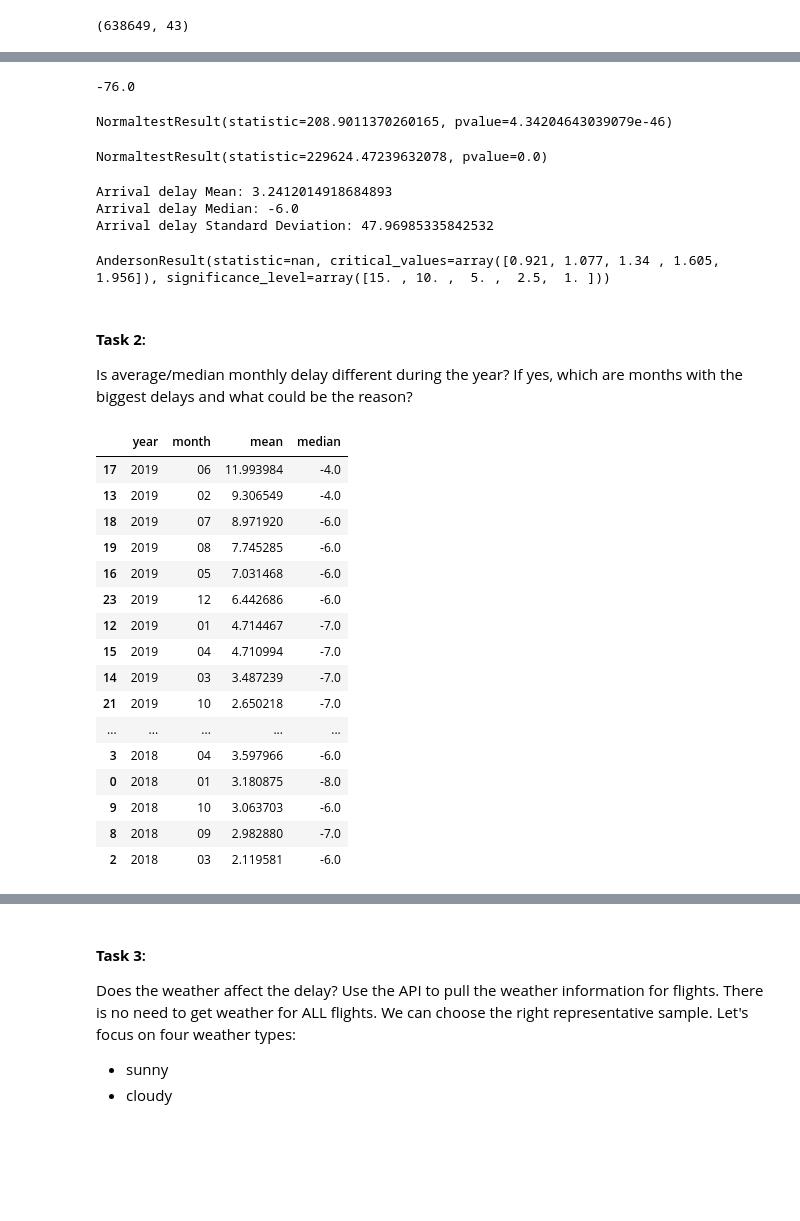
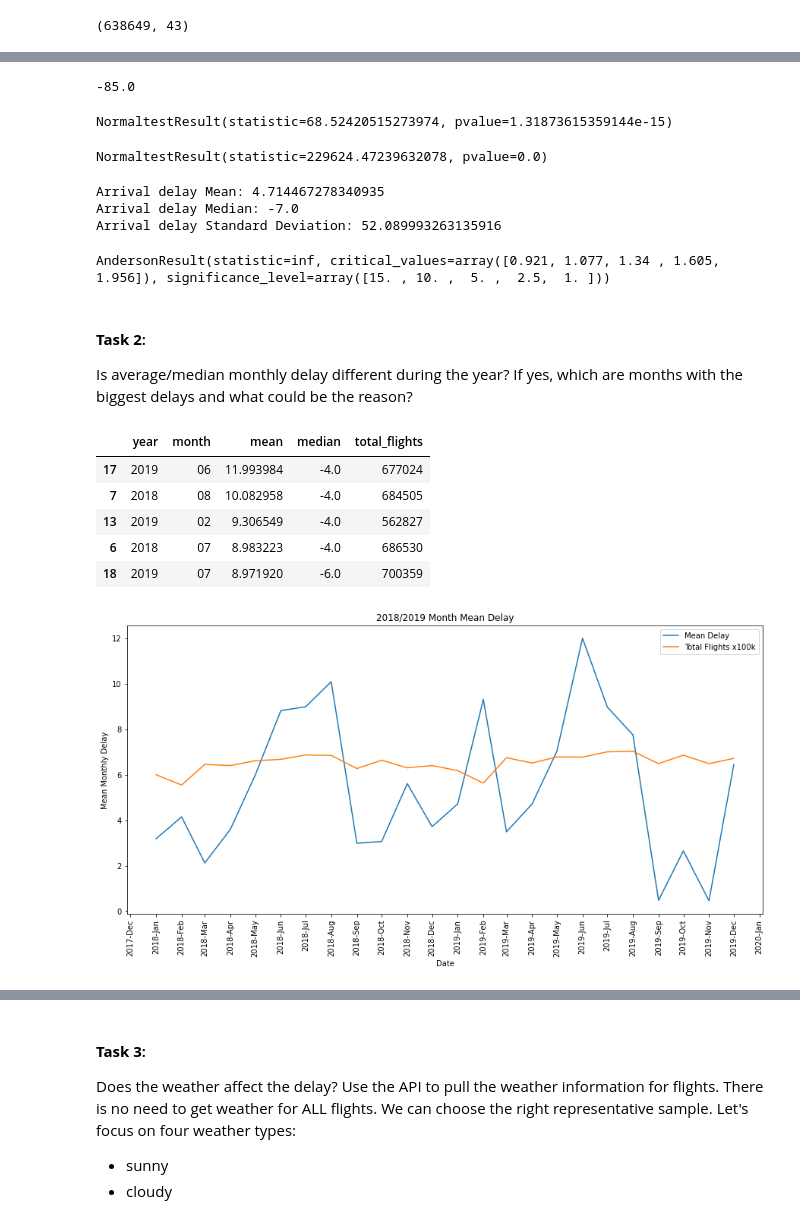
Before and after one commit to KyleKulas/Flight_Delay_Prediction, a Jupyter notebook: Kyle_eda/kyle_exploratory_analysis.ipynb, the cells around one changed output, grey strips where cells are left out. Saved outputs shown, nothing was run; the diff lists cells and outputs as text; code cells hidden in the pictures; blank space fills up the shorter version.

Commit message:
Task 3 cleaned up. Task 2 added daily delays

```diff
--- a/Kyle_eda/kyle_exploratory_analysis.ipynb
+++ b/Kyle_eda/kyle_exploratory_analysis.ipynb
@@ -160,11 +129,11 @@ value_counts.head(50)
 Name: arr_delay, dtype: int64
 # %%
-week1['arr_delay'].min()
+jan['arr_delay'].min()
 # %% [output]
--76.0
+-85.0
 # %%
-normal_test = stats.normaltest(week1['arr_delay'].sample(100), nan_policy='omit')
+normal_test = stats.normaltest(jan['arr_delay'].sample(100), nan_policy='omit')
 normal_test
 # %% [output]
-NormaltestResult(statistic=208.9011370260165, pvalue=4.34204643039079e-46)
+NormaltestResult(statistic=68.52420515273974, pvalue=1.31873615359144e-15)
 # %%
@@ -173,18 +142,18 @@ normal_test
 # %% [output]
 NormaltestResult(statistic=229624.47239632078, pvalue=0.0)
 # %%
-print(f"Arrival delay Mean: {week1['arr_delay'].mean()}")
-print(f"Arrival delay Median: {week1['arr_delay'].median()}")
-print(f"Arrival delay Standard Deviation: {week1['arr_delay'].std()}")
+print(f"Arrival delay Mean: {jan['arr_delay'].mean()}")
+print(f"Arrival delay Median: {jan['arr_delay'].median()}")
+print(f"Arrival delay Standard Deviation: {jan['arr_delay'].std()}")
 # %% [output]
-Arrival delay Mean: 3.2412014918684893
-Arrival delay Median: -6.0
-Arrival delay Standard Deviation: 47.96985335842532
+Arrival delay Mean: 4.714467278340935
+Arrival delay Median: -7.0
+Arrival delay Standard Deviation: 52.089993263135916
 # %%
-anderson_test = stats.anderson(week1['arr_delay'].sample(1000), dist='expon')
+anderson_test = stats.anderson(jan['arr_delay'].sample(1000), dist='expon')
 anderson_test
 # %% [output]
-AndersonResult(statistic=nan, critical_values=array([0.921, 1.077, 1.34 , 1.605, 1.956]), significance_level=array([15. , 10. ,  5. ,  2.5,  1. ]))
+AndersonResult(statistic=inf, critical_values=array([0.921, 1.077, 1.34 , 1.605, 1.956]), significance_level=array([15. , 10. ,  5. ,  2.5,  1. ]))
 # %% [markdown]
 #### **Task 2**:
 Is average/median monthly delay different during the year? If yes, which are months with the biggest delays and what could be the reason?
@@ -195,28 +164,35 @@ months = [f'{i:02}'for i in range(1,13)]
 monthly_stats = []
 for year in years:
     for month in months:
-        month_df = pd.read_csv(f'data/{month}_{year}_flights.csv', index_col=0)
+        month_df = pd.read_csv(f'data/{month}_{year}_flights.csv', index_col=0, low_memory=False)
         month_df.dropna(inplace=True,subset=['arr_delay'])
-        monthly_stats.append({'year': year,'month':month, 'mean': month_df['arr_delay'].mean(),'median': month_df['arr_delay'].median()})
+        monthly_stats.append({'year': year,'month':month, 'mean': month_df['arr_delay'].mean(),'median': month_df['arr_delay'].median(), 'total_flights': month_df['mkt_unique_carrier'].count()})
 
 monthly_stat_df = pd.DataFrame(monthly_stats)
 # %%
-monthly_stat_df.sort_values(['year', 'mean'], ascending=False)
+monthly_stat_df.sort_values(['mean'], ascending=False).head(5)
 # %% [output]
-|  | year | month | mean | median |
-| 17 | 2019 | 06 | 11.993984 | -4.0 |
-| 13 | 2019 | 02 | 9.306549 | -4.0 |
-| 18 | 2019 | 07 | 8.971920 | -6.0 |
-| 19 | 2019 | 08 | 7.745285 | -6.0 |
-| 16 | 2019 | 05 | 7.031468 | -6.0 |
-| 23 | 2019 | 12 | 6.442686 | -6.0 |
-| 12 | 2019 | 01 | 4.714467 | -7.0 |
-| 15 | 2019 | 04 | 4.710994 | -7.0 |
-| 14 | 2019 | 03 | 3.487239 | -7.0 |
-| 21 | 2019 | 10 | 2.650218 | -7.0 |
-| ... | ... | ... | ... | ... |
-| 3 | 2018 | 04 | 3.597966 | -6.0 |
-| 0 | 2018 | 01 | 3.180875 | -8.0 |
-| 9 | 2018 | 10 | 3.063703 | -6.0 |
-| 8 | 2018 | 09 | 2.982880 | -7.0 |
-| 2 | 2018 | 03 | 2.119581 | -6.0 |
+|  | year | month | mean | median | total_flights |
+| 17 | 2019 | 06 | 11.993984 | -4.0 | 677024 |
+| 7 | 2018 | 08 | 10.082958 | -4.0 | 684505 |
+| 13 | 2019 | 02 | 9.306549 | -4.0 | 562827 |
+| 6 | 2018 | 07 | 8.983223 | -4.0 | 686530 |
+| 18 | 2019 | 07 | 8.971920 | -6.0 | 700359 |
+# %%
+fig, ax = plt.subplots(figsize=(15,7))
+
+monthly_stat_df['datetime'] = pd.to_datetime(monthly_stat_df['year']+ ' ' + monthly_stat_df['month'],format='%Y %m')
+plt.plot(monthly_stat_df['datetime'],monthly_stat_df['mean'], label='Mean Delay')
+plt.plot(monthly_stat_df['datetime'],monthly_stat_df['total_flights']/100000, label='Total Flights x100k')
+ax.xaxis.set_major_locator(mdates.MonthLocator())
+#ax.xaxis.set_minor_locator(mdates.MonthLocator())
+ax.xaxis.set_major_formatter(mdates.DateFormatter('%Y-%b'))
+plt.xticks(rotation=90)
+plt.ylabel('Mean Monthly Delay')
+plt.xlabel('Date')
+plt.title('2018/2019 Month Mean Delay')
+plt.legend()
+#plt.savefig('monthly_mean_delay.png')
+plt.show()
+# %% [output]
+[figure, added]
```
Also changed, not shown: parts of 41 cells of this notebook, 1 other file.
